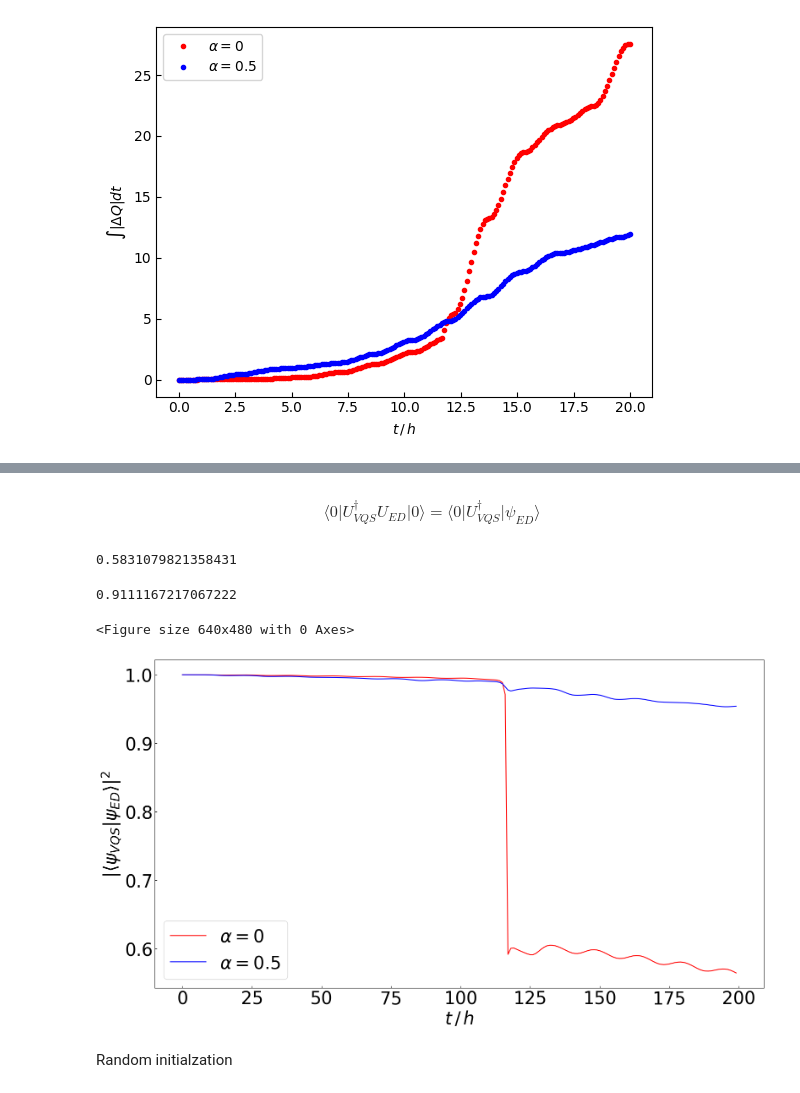
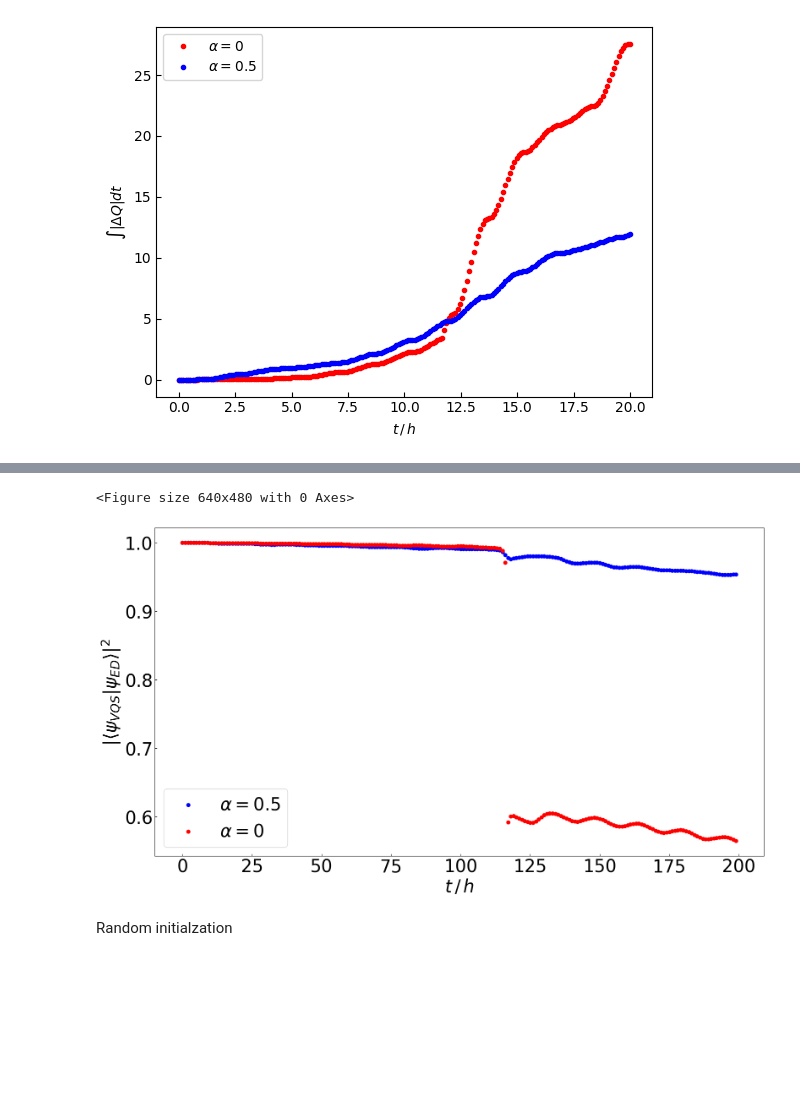
Before and after one commit to Zhelun-Li/VQS, a Jupyter notebook: energyCorrection_studies.ipynb, the cells around one changed output, grey strips where cells are left out. Cells and saved outputs as stored; diff of their text form; code cells hidden in the pictures; blank space fills up the shorter version.

```diff
--- a/energyCorrection_studies.ipynb
+++ b/energyCorrection_studies.ipynb
@@ -155,18 +155,3 @@ p_list_ED, mag_list_ED=getPMag_list(params_init,num_layers,num_qubits,j_coupling
 p_list_ED.shape
 # %% [output]
 (4, 200)
-# %%
-
-times_ED = np.linspace(0.0,time_max,len(mag_list_ED))
-step = 1
-plt.figure(1)
-plt.plot(times_ED,mag_list_ED,label='ED',color='black')
-plt.title(f'$N$={num_qubits}, $J$={j_coupling}, $h$={h_coupling}, $\delta t$={time_max/num_steps:.3f}')
-plt.xlabel('$t\, / \, h$')
-plt.ylabel('$Q$')
-# plt.xlim([0,0.1])
-plt.ylim([-1.3,1.1])
-plt.legend()
-plt.tight_layout()
-# plt.savefig(f'magnetization_N{num_qubits}_J{j_coupling}_h{h_coupling}_dt{time_max/num_steps:.2f}_v1.pdf')
-plt.show()
@@ -281,3 +263,0 @@ zero=np.array([1.+0.j, 0.+0.j, 0.+0.j, 0.+0.j])
-# %%
-state_qc=matrix_qc_baseline@zero
-state_qc@state_ED
@@ -288,15 +264,3 @@ state_qc@state_ED
-# %% [markdown]
-$$\langle 0 \rvert U^{\dagger}_{VQS}U_{ED}\lvert 0 \rangle = \langle 0 \rvert U_{VQS}^{\dagger}\lvert \psi_{ED} \rangle $$
-# %%
-a=matrix_qc_baseline@state_ED
-abs(a[0])**2
-# %% [output]
-0.5831079821358431
-# %%
-a=matrix_qc_05@state_ED
-abs(a[0])**2
-# %% [output]
-0.9111167217067222
 # %%
 
 
@@ -321,23 +285,23 @@ for i in range(len(p_list_baseline)):
 # %%
 #using matrix:
 plt.figure(1)
 LabelSize=30
 plt.figure(figsize=(16,9))
-plt.plot(range(len(fid_baseline)),fid_baseline,label=r'$\alpha = 0$',color='r')
-plt.plot(range(len(fid_baseline)),fid_05,label=r'$\alpha = 0.5$',color='b')
+plt.scatter(range(len(fid_baseline)),fid_05,label=r'$\alpha = 0.5$',color='b')
+plt.scatter(range(len(fid_baseline)),fid_baseline,label=r'$\alpha = 0$',color='r')
 plt.legend()
 #plt.xscale('log')
 plt.xlabel('$t\, / \, h$',fontsize=LabelSize)
 plt.ylabel(r'$|\langle \psi_{VQS} | \psi_{ED} \rangle|^{2}$',fontsize=LabelSize)
 #plt.ylabel(r'$\langle \psi_{VQS} \lvert \psi_{ED} \rangle$',fontsize=LabelSize)
 plt.tick_params(axis='both', which='major', labelsize=LabelSize)
 plt.legend(fontsize=LabelSize)
 plt.tight_layout()
 # plt.savefig(f'magnetization_N{num_qubits}_J{j_coupling}_h{h_coupling}_dt{time_max/num_steps:.2f}_v1.pdf')
 plt.show()
 # %% [output]
 <Figure size 640x480 with 0 Axes>
-[figure, old version]
+[figure, new version]
 # %% [markdown]
 Random initialzation
 # %%
```
Also changed, not shown: parts of 17 cells of this notebook.
